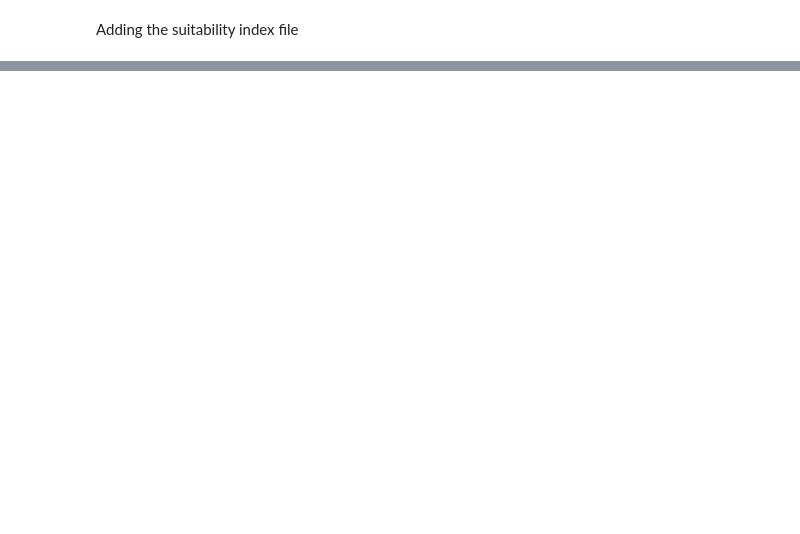
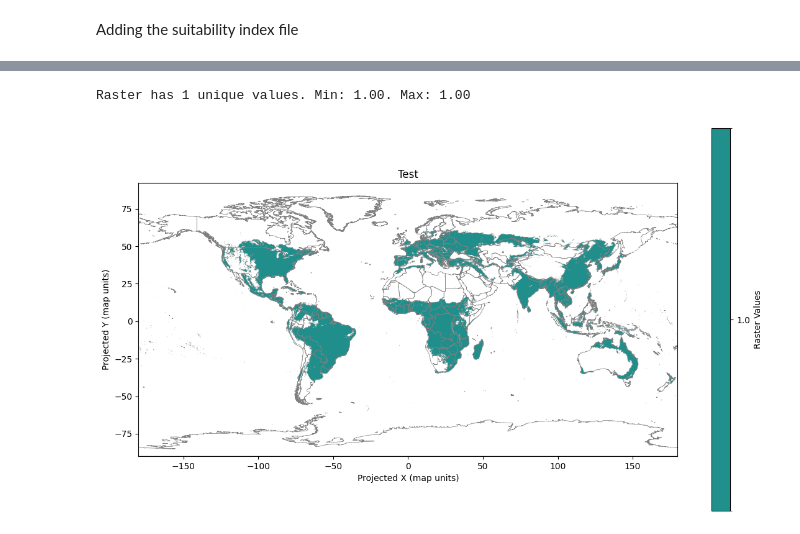
Before and after one commit to cloyolaangosto/SBTN_Test, a Jupyter notebook: documentation/SOC_Support/FAO_GAEZ_lu_yields.ipynb, the cells around one changed output, grey strips where cells are left out. Cells and saved outputs as stored; diff of their text form; code cells hidden in the pictures; blank space fills up the shorter version.

```diff
--- a/documentation/SOC_Support/FAO_GAEZ_lu_yields.ipynb
+++ b/documentation/SOC_Support/FAO_GAEZ_lu_yields.ipynb
@@ -145,0 +313,5 @@ shape: (5, 9)
+# %%
+mp.plot_raster_on_world_extremes_cutoff("../../data/land_use/FAO_GAEZ/lu_gaez_Tomato_rf.tif", "Test")
+# %% [output]
+Raster has 1 unique values. Min: 1.00. Max: 1.00
+[figure, added]
```
Also changed, not shown: parts of 19 cells of this notebook, 4 other files.
